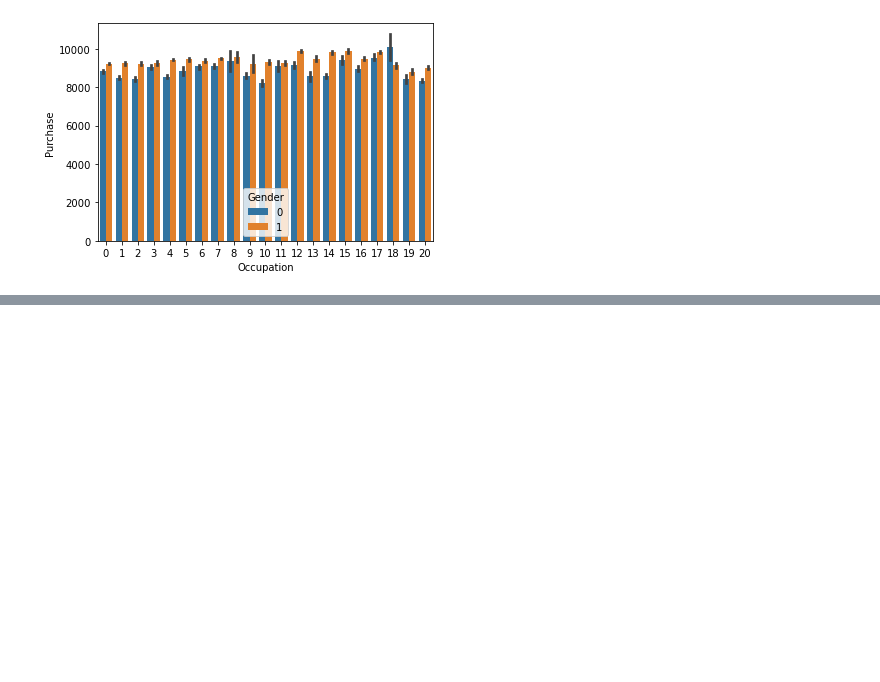
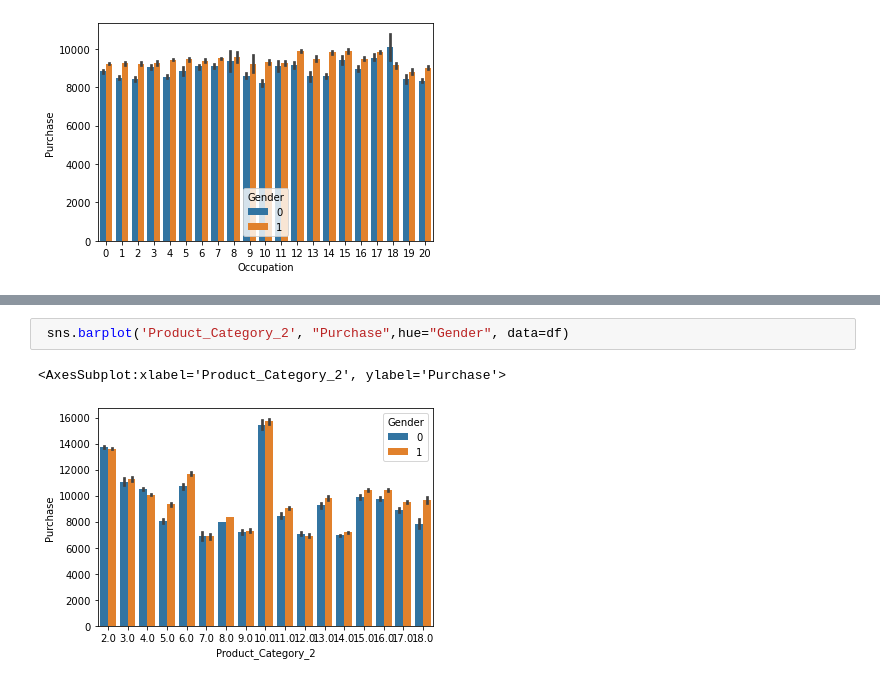
Before and after one commit to Asif26/EDA-And-Feature-Engineering--Black-Friday-Dataset, a Jupyter notebook: Balck Friday Dataset EDA And Feature Engineering¶.ipynb, the cells around one changed output, grey strips where cells are left out. Saved outputs shown, nothing was run; the diff lists cells and outputs as text; blank space fills up the shorter version.

```diff
--- a/Untitled.ipynb
+++ b/Balck Friday Dataset EDA And Feature Engineering¶.ipynb
@@ -277,0 +283,5 @@ sns.barplot('Occupation', "Purchase",hue="Gender", data=df)
+# %%
+ sns.barplot('Product_Category_2', "Purchase",hue="Gender", data=df)
+# %% [output]
+<AxesSubplot:xlabel='Product_Category_2', ylabel='Purchase'>
+[figure, added]
```
Also changed, not shown: parts of 12 cells of this notebook.
